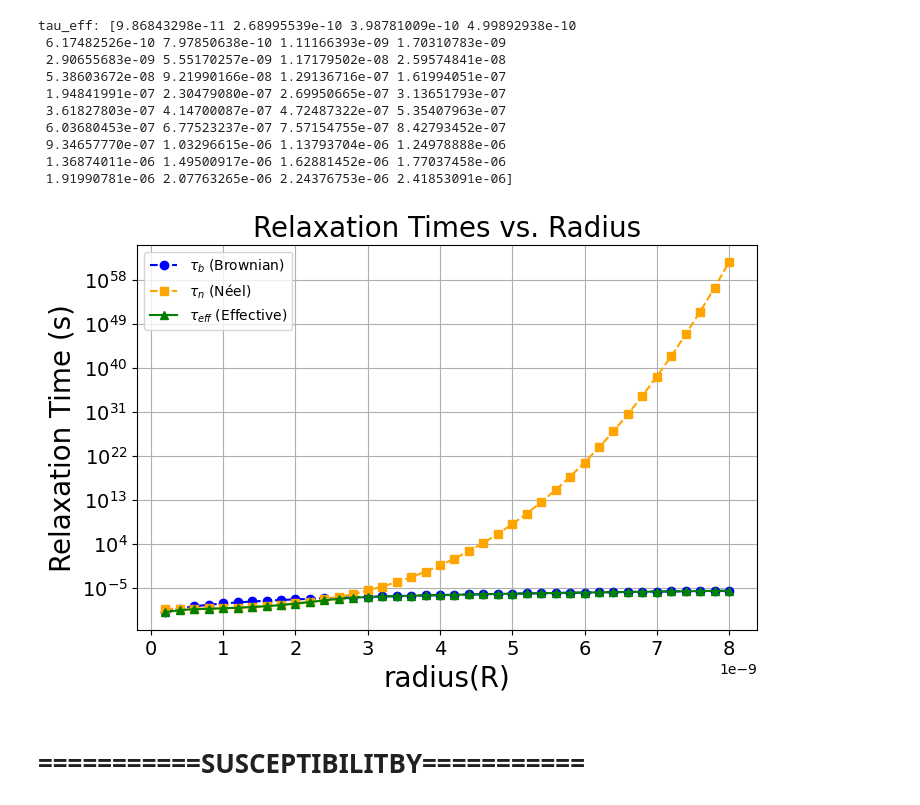
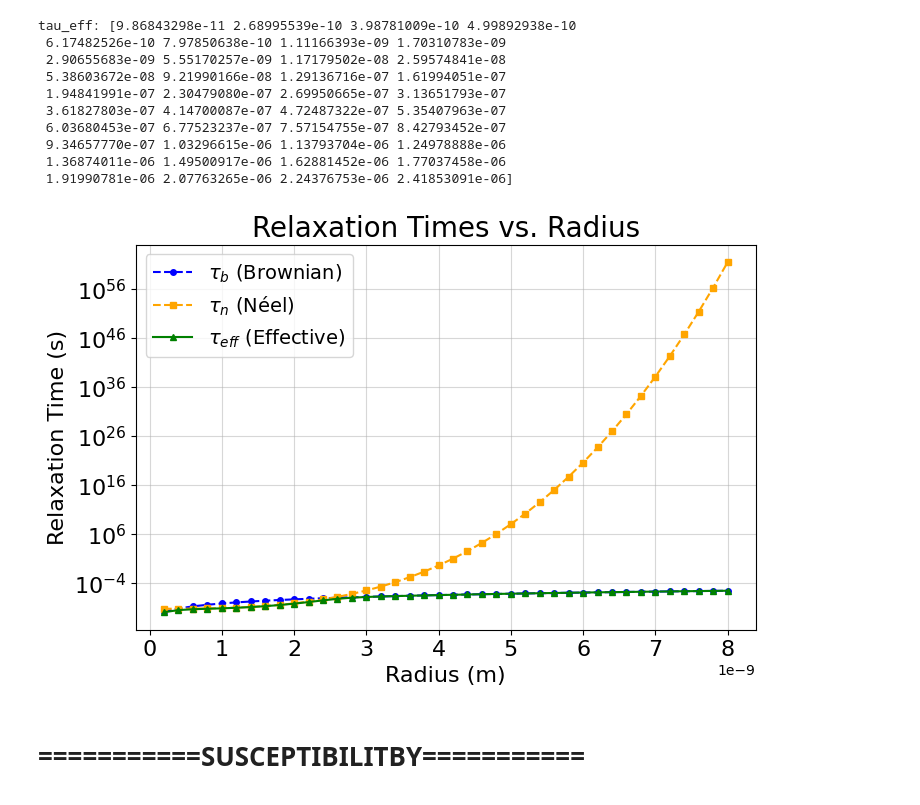
Before and after one commit to b00001/sciusproject-hyperthermia, a Jupyter notebook: week1-and-2.ipynb, the cells around one changed output. Cells and saved outputs as stored; diff of their text form; code cells hidden in the pictures.

```diff
--- a/week1-and-2.ipynb
+++ b/week1-and-2.ipynb
@@ -147,24 +147,25 @@ tau_eff: [9.86843298e-11 2.68995539e-10 3.98781009e-10 4.99892938e-10
 # %%
 import matplotlib.pyplot as plt
 
 # =========== PLOT RELAXATION TIMES VS Radius ===========
 
 plt.figure(figsize=(8, 5))
 
-plt.plot(R, tau_b, label=r'$\tau_b$ (Brownian)', linestyle='--', marker='o', color='blue')
-plt.plot(R, tau_n, label=r'$\tau_n$ (Néel)', linestyle='--', marker='s', color='orange')
-plt.plot(R, tau_eff, label=r'$\tau_{eff}$ (Effective)', linestyle='-', marker='^', color='green')
+# ใช้ R_plot และตัวแปร _plot เพื่อให้แสดงผลเป็นเส้นตามช่วงรัศมี
+plt.plot(R_plot, tau_b_plot, label=r'$\tau_b$ (Brownian)', linestyle='--', marker='o', color='blue', markersize=4)
+plt.plot(R_plot, tau_n_plot, label=r'$\tau_n$ (Néel)', linestyle='--', marker='s', color='orange', markersize=4)
+plt.plot(R_plot, tau_eff_plot, label=r'$\tau_{eff}$ (Effective)', linestyle='-', marker='^', color='green', markersize=4)
 
-plt.xlabel('radius(R)', fontsize=20)
-plt.ylabel('Relaxation Time (s)', fontsize=20)
+plt.xlabel('Radius (m)', fontsize=16)
+plt.ylabel('Relaxation Time (s)', fontsize=16)
 plt.title('Relaxation Times vs. Radius', fontsize=20)
-plt.yscale('log') # ใช้ log scale
-plt.legend()
-plt.grid(True)
-plt.tick_params(axis='both', labelsize=14)
+plt.yscale('log')
+plt.legend(fontsize=14)
+plt.grid(True, which="both", ls="-", alpha=0.5)
+plt.tick_params(axis='both', labelsize=16)
 plt.show()
 # %% [output]
-[figure, old version]
+[figure, new version]
 # %% [markdown]
 # ===========SUSCEPTIBILITBY===========
 # %%
```
Also changed, not shown: parts of 14 cells of this notebook.
